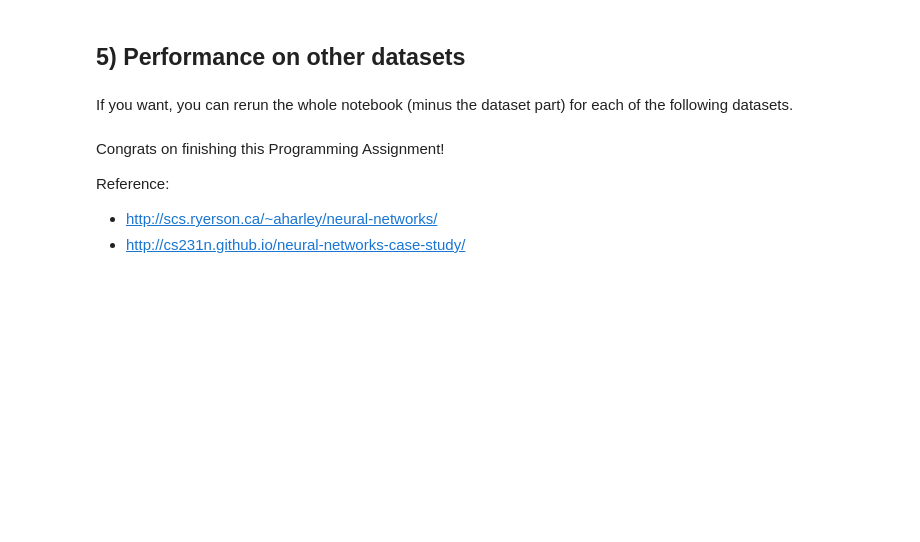
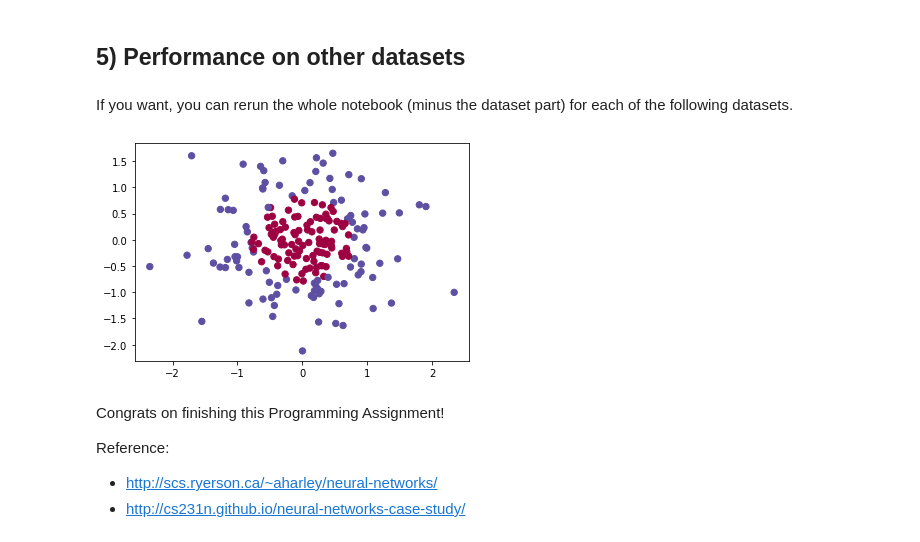
Before and after one commit to singstar222/Deep-Learning-Specialization, a Jupyter notebook: COURSE 1 Neural Networks and Deep Learning/Week 3/Planar data classification with one hidden layer/Planar data classification with one hidden layer v4.ipynb, the cells around one changed output. Cells and saved outputs as stored; diff of their text form; code cells hidden in the pictures; blank space fills up the shorter version.

```diff
--- a/COURSE 1 Neural Networks and Deep Learning/Week 3/Planar data classification with one hidden layer/Planar data classification with one hidden layer v4.ipynb
+++ b/COURSE 1 Neural Networks and Deep Learning/Week 3/Planar data classification with one hidden layer/Planar data classification with one hidden layer v4.ipynb
@@ -898,25 +973,27 @@ If you want, you can rerun the whole notebook (minus the dataset part) for each
 # %%
 # Datasets
 noisy_circles, noisy_moons, blobs, gaussian_quantiles, no_structure = load_extra_datasets()
 
 datasets = {"noisy_circles": noisy_circles,
             "noisy_moons": noisy_moons,
             "blobs": blobs,
             "gaussian_quantiles": gaussian_quantiles}
 
 ### START CODE HERE ### (choose your dataset)
-dataset = "noisy_moons"
+dataset = "gaussian_quantiles"
 ### END CODE HERE ###
 
 X, Y = datasets[dataset]
 X, Y = X.T, Y.reshape(1, Y.shape[0])
 
 # make blobs binary
 if dataset == "blobs":
     Y = Y%2
 
 # Visualize the data
 plt.scatter(X[0, :], X[1, :], c=Y, s=40, cmap=plt.cm.Spectral);
+# %% [output]
+[figure, added]
 # %% [markdown]
 Congrats on finishing this Programming Assignment!
 
```
Also changed, not shown: parts of 16 cells of this notebook.
